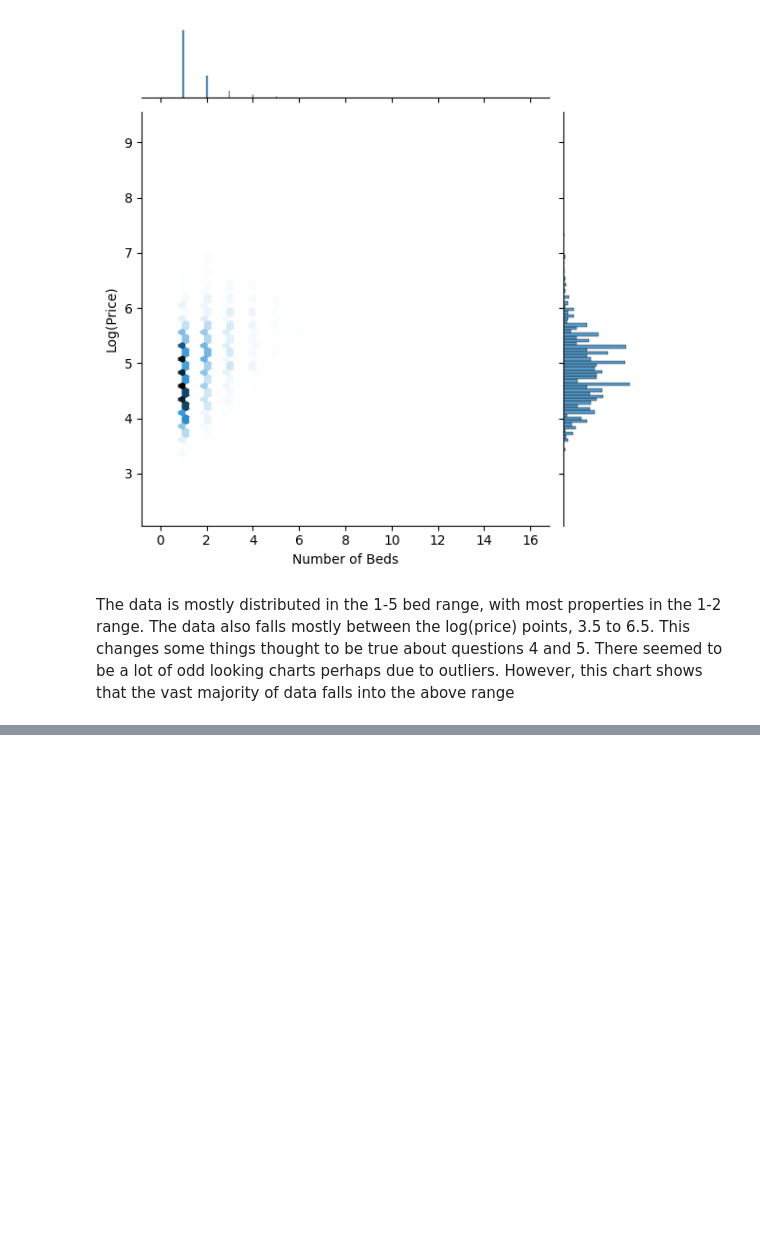
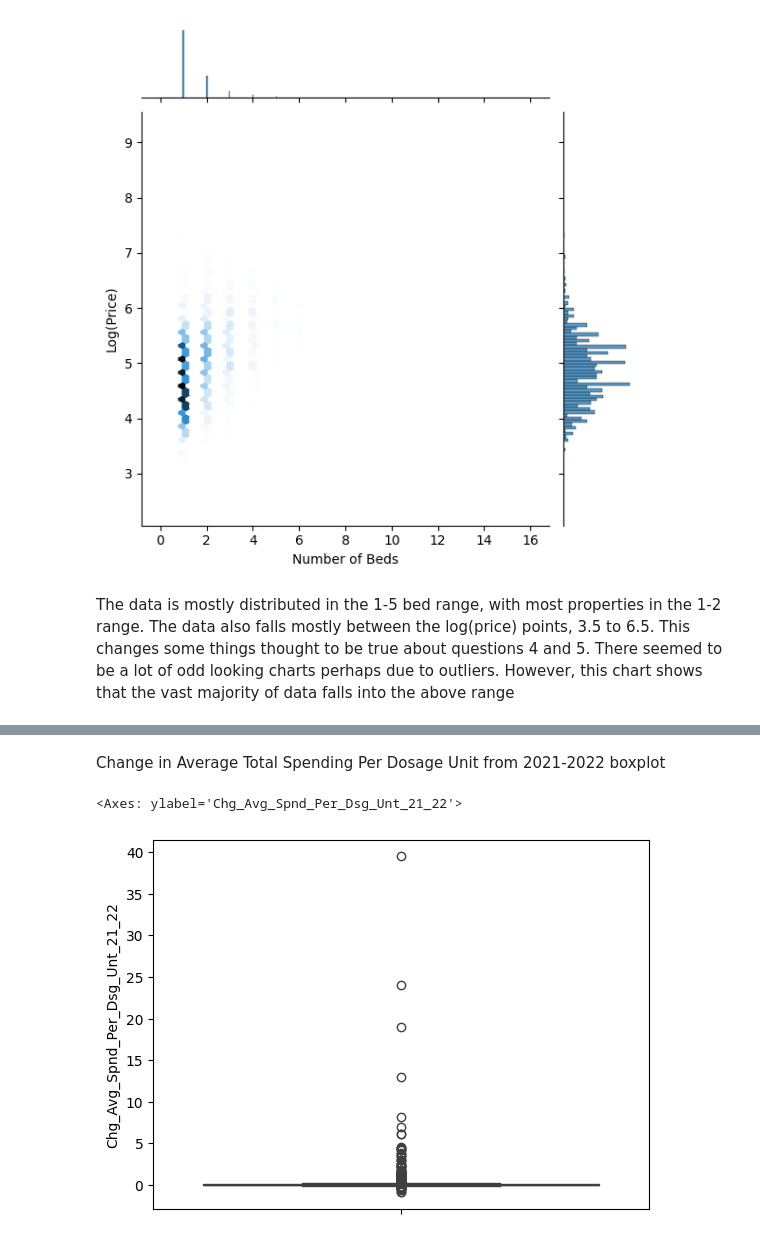
Before and after one commit to benyyeh/DS3001, a Jupyter notebook: assignments/visualization-assignment/assignment/assignment.ipynb, the cells around one changed output, grey strips where cells are left out. Cells and saved outputs as stored; diff of their text form; code cells hidden in the pictures; blank space fills up the shorter version.

```diff
--- a/assignments/visualization-assignment/assignment/assignment.ipynb
+++ b/assignments/visualization-assignment/assignment/assignment.ipynb
@@ -247,0 +367,7 @@ The data is mostly distributed in the 1-5 bed range, with most properties in the
+# %% [markdown]
+Change in Average Total Spending Per Dosage Unit from 2021-2022 boxplot
+# %%
+sns.boxplot(df_filtered['Chg_Avg_Spnd_Per_Dsg_Unt_21_22'])
+# %% [output]
+<Axes: ylabel='Chg_Avg_Spnd_Per_Dsg_Unt_21_22'>
+[figure, added]
```
Also changed, not shown: parts of 31 cells of this notebook, 2 other files.
